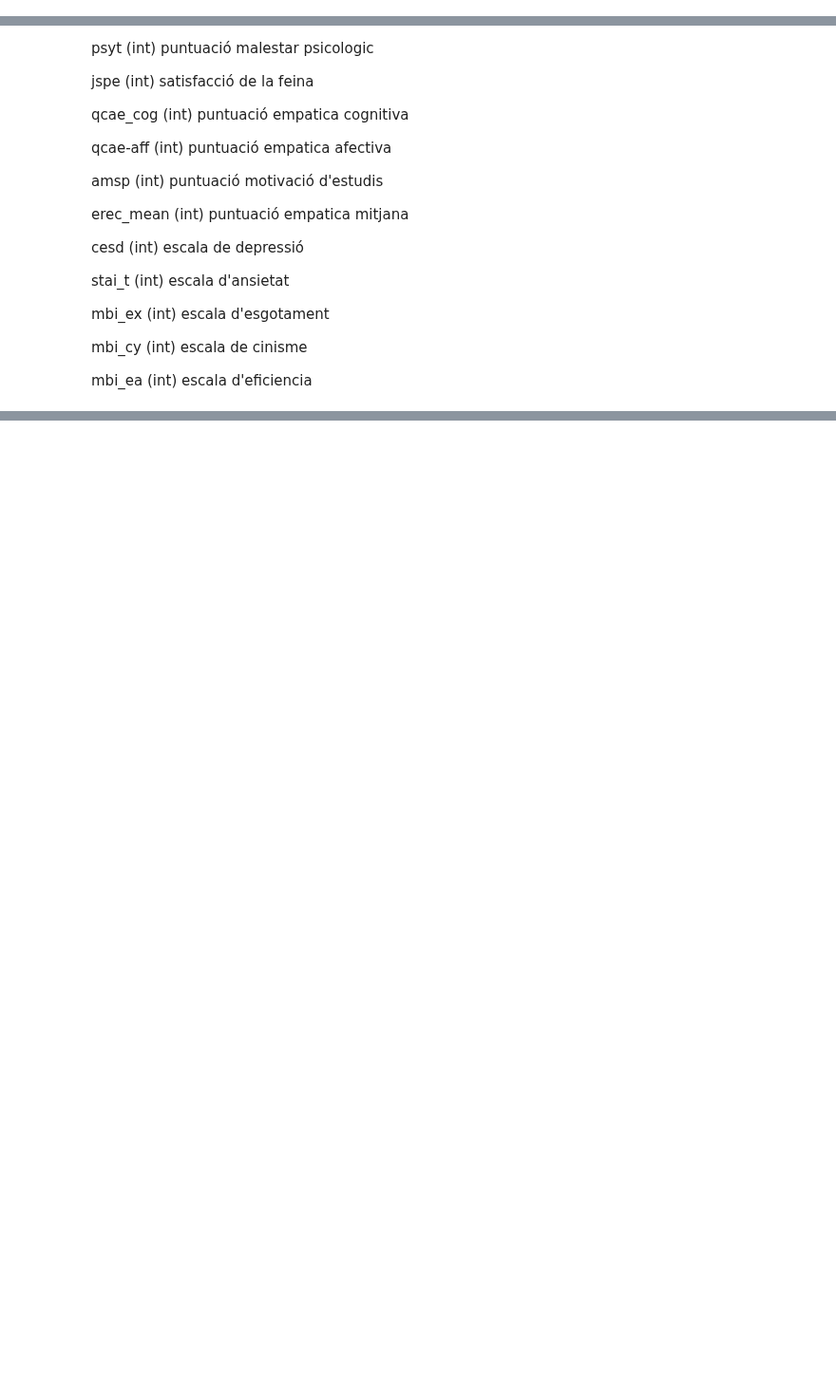
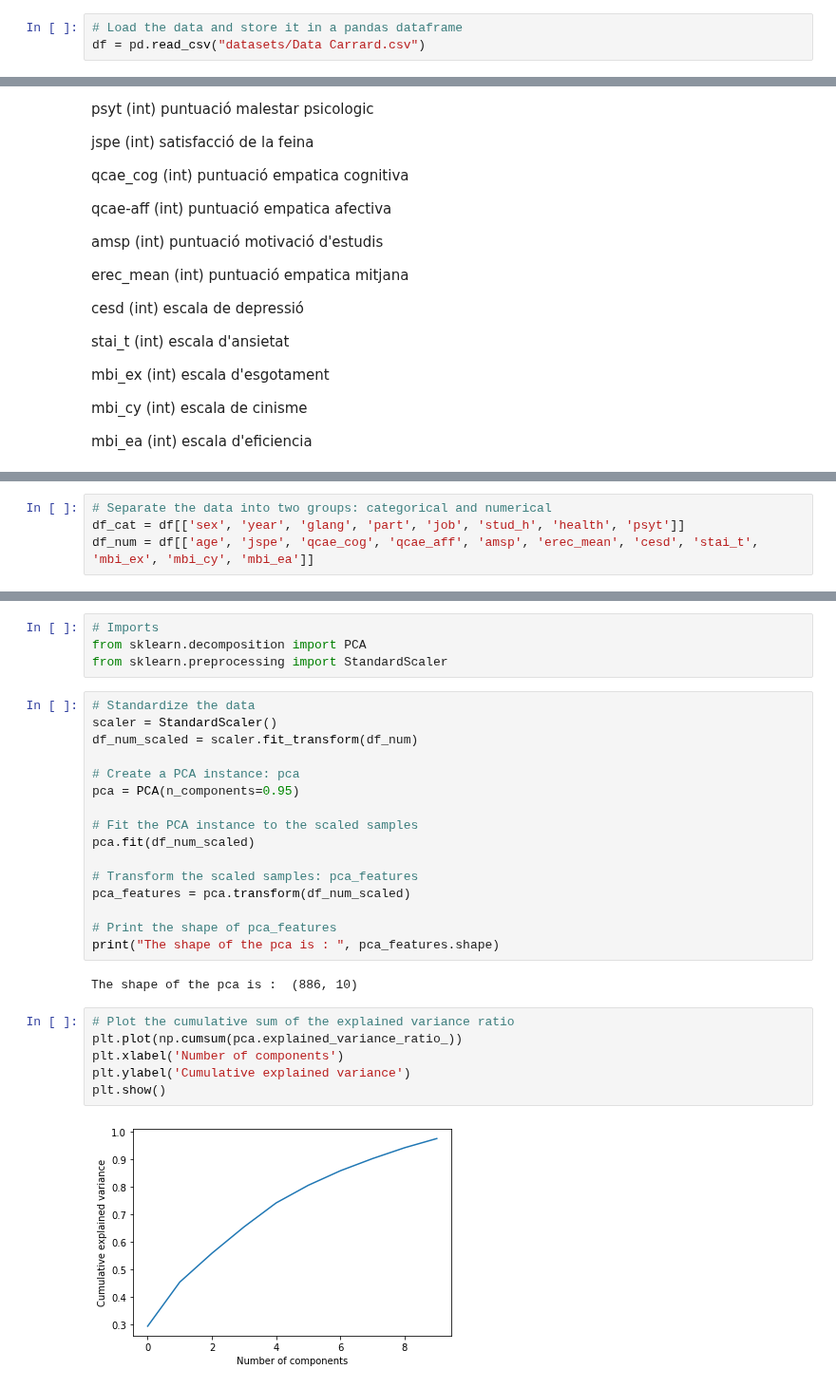
Before and after one commit to DCC-UAB/ACproject-07, a Jupyter notebook: codi/startingPoint1.ipynb, the cells around one changed output, grey strips where cells are left out. Shown at 95% size. Saved outputs shown, nothing was run; the diff lists cells and outputs as text; blank space fills up the shorter version.

```diff
--- a/codi/startingPoint1.ipynb
+++ b/codi/startingPoint1.ipynb
@@ -10,3 +10,6 @@ df = pd.read_csv(r"C:\Users\aluce\Documents\enginyeria de dades\aprenentatge com
+# %%
+# Load the data and store it in a pandas dataframe
+df = pd.read_csv("datasets/Data Carrard.csv")
 # %% [markdown]
 age (int) edat del pacient
 
@@ -328,0 +111,4 @@ matriu_correlacio
+# %%
+# Separate the data into two groups: categorical and numerical
+df_cat = df[['sex', 'year', 'glang', 'part', 'job', 'stud_h', 'health', 'psyt']]
+df_num = df[['age', 'jspe', 'qcae_cog', 'qcae_aff', 'amsp', 'erec_mean', 'cesd', 'stai_t', 'mbi_ex', 'mbi_cy', 'mbi_ea']]
@@ -328,0 +417,30 @@ matriu_correlacio
+# %%
+# Imports
+from sklearn.decomposition import PCA
+from sklearn.preprocessing import StandardScaler
+# %%
+# Standardize the data
+scaler = StandardScaler()
+df_num_scaled = scaler.fit_transform(df_num)
+
+# Create a PCA instance: pca
+pca = PCA(n_components=0.95)
+
+# Fit the PCA instance to the scaled samples
+pca.fit(df_num_scaled)
+
+# Transform the scaled samples: pca_features
+pca_features = pca.transform(df_num_scaled)
+
+# Print the shape of pca_features
+print("The shape of the pca is : ", pca_features.shape)
+# %% [output]
+The shape of the pca is :  (886, 10)
+# %%
+# Plot the cumulative sum of the explained variance ratio
+plt.plot(np.cumsum(pca.explained_variance_ratio_))
+plt.xlabel('Number of components')
+plt.ylabel('Cumulative explained variance')
+plt.show()
+# %% [output]
+[figure, added]
```
Also changed, not shown: parts of 79 cells of this notebook, 2 other files.
